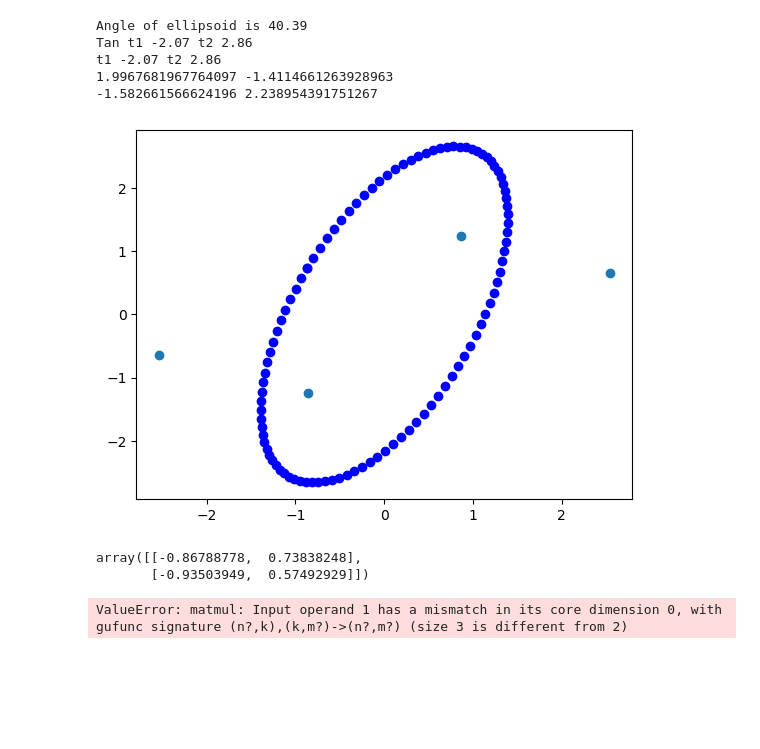
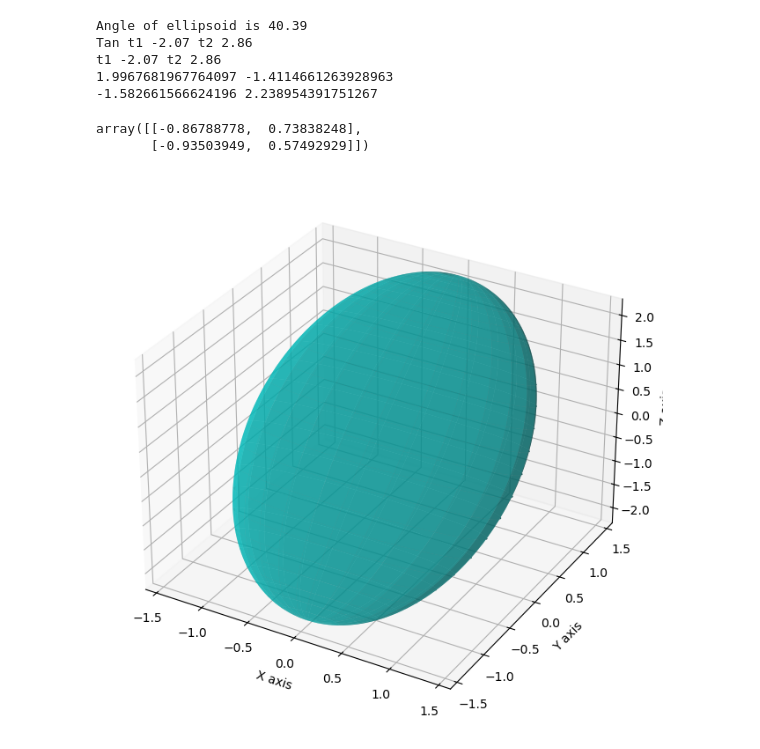
Before and after one commit to farqlia/UrbanViewsModeling, a Jupyter notebook: notebooks/Gaussian.ipynb, the cells around one changed output. Cells and saved outputs as stored; diff of their text form; code cells hidden in the pictures; blank space fills up the shorter version.

```diff
--- a/notebooks/Gaussian.ipynb
+++ b/notebooks/Gaussian.ipynb
@@ -385,30 +422,6 @@ Tan t1 -2.07 t2 2.86
 t1 -2.07 t2 2.86
 1.9967681967764097 -1.4114661263928963
 -1.582661566624196 2.238954391751267
-# %%
-import numpy as np
-import matplotlib.pyplot as plt
-
-# Define the circle parameters
-r = 1  # radius
-theta = np.linspace(0, 2 * np.pi, 100)  # 100 points between 0 and 2pi
-
-# Parametric equations for the circle
-x = r * np.cos(theta)
-y = r * np.sin(theta)
-
-cov = np.array([[1, 5], [1, 2]])
-sphere_points = np.stack((x, y), axis=0).reshape(2, -1)
-sphere_points = (eigenvectors @ np.diag(np.sqrt(np.abs(eigenvalues))) @ sphere_points).T
-plt.scatter(sphere_points[:, 0], sphere_points[:, 1], color='blue')
-# Use plt.scatter to plot the circle points
-bounding_box = get_bounding_box(cov)
-plt.scatter(bounding_box[:, 0], bounding_box[:, 1])
-
-# Show the plot
-plt.show()
-# %% [output]
-[figure, removed]
 # %%
 sphere_points[:2]
 # %% [output]
@@ -418,6 +431,8 @@ array([[-0.86788778,  0.73838248],
 # Generated by chatgpt
 import numpy as np
 import matplotlib.pyplot as plt
+
+cov = np.array([[2, 0, 0], [0, 2, 0], [0, 3, 5]])
 
 # Step 2: Compute eigenvalues and eigenvectors of the covariance matrix
 eigvals, eigvecs = np.linalg.eigh(cov)
@@ -429,31 +444,31 @@ v = np.linspace(0, np.pi, 100)
 x = np.outer(np.cos(u), np.sin(v))
 y = np.outer(np.sin(u), np.sin(v))
 z = np.outer(np.ones(np.size(u)), np.cos(v))
 
 # Stack the sphere points into a 3xN array (for matrix multiplication)
 sphere_points = np.stack((x, y, z), axis=0).reshape(3, -1)
 
 # Step 4: Transform the unit sphere into the ellipsoid using the covariance matrix
 # Scale the sphere points by the eigenvalues and rotate them using the eigenvectors
 ellipsoid_points = eigvecs @ np.diag(np.sqrt(eigvals)) @ sphere_points
 
 # Reshape to 3D for plotting
 x_ellipsoid = ellipsoid_points[0, :].reshape(100, 100)
 y_ellipsoid = ellipsoid_points[1, :].reshape(100, 100)
 z_ellipsoid = ellipsoid_points[2, :].reshape(100, 100)
 
 # Step 5: Plot the ellipsoid
 fig = plt.figure(figsize=(8, 8))
 ax = fig.add_subplot(111, projection='3d')
 
 # Plot the surface of the ellipsoid
 ax.plot_surface(x_ellipsoid, y_ellipsoid, z_ellipsoid, color='c', alpha=0.6, rstride=4, cstride=4, linewidth=0.5)
 
 # Add labels and set equal aspect ratio
 ax.set_xlabel('X axis')
 ax.set_ylabel('Y axis')
 ax.set_zlabel('Z axis')
 
 plt.show()
 # %% [output]
-ValueError: matmul: Input operand 1 has a mismatch in its core dimension 0, with gufunc signature (n?,k),(k,m?)->(n?,m?) (size 3 is different from 2)
+[figure, added]
```
Also changed, not shown: parts of 17 cells of this notebook, 1 other file.
